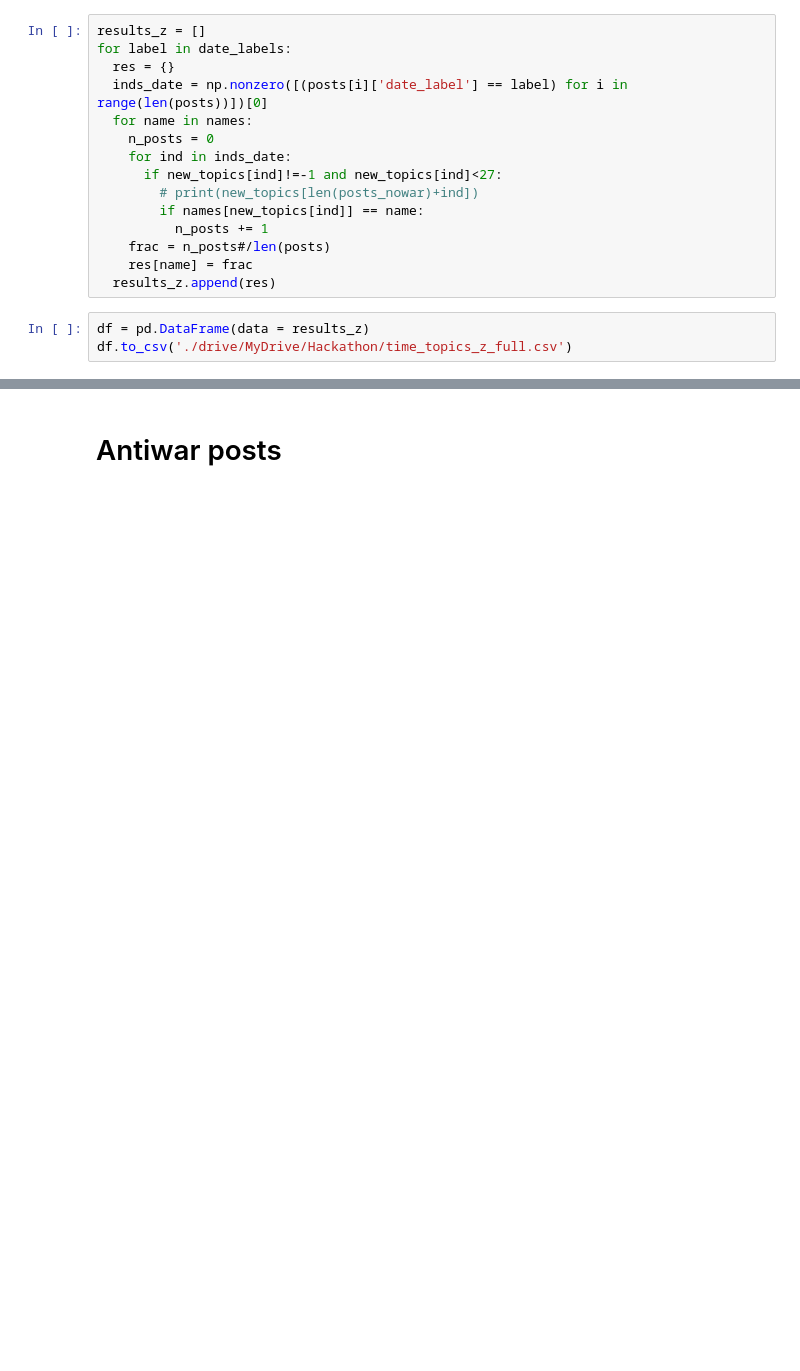
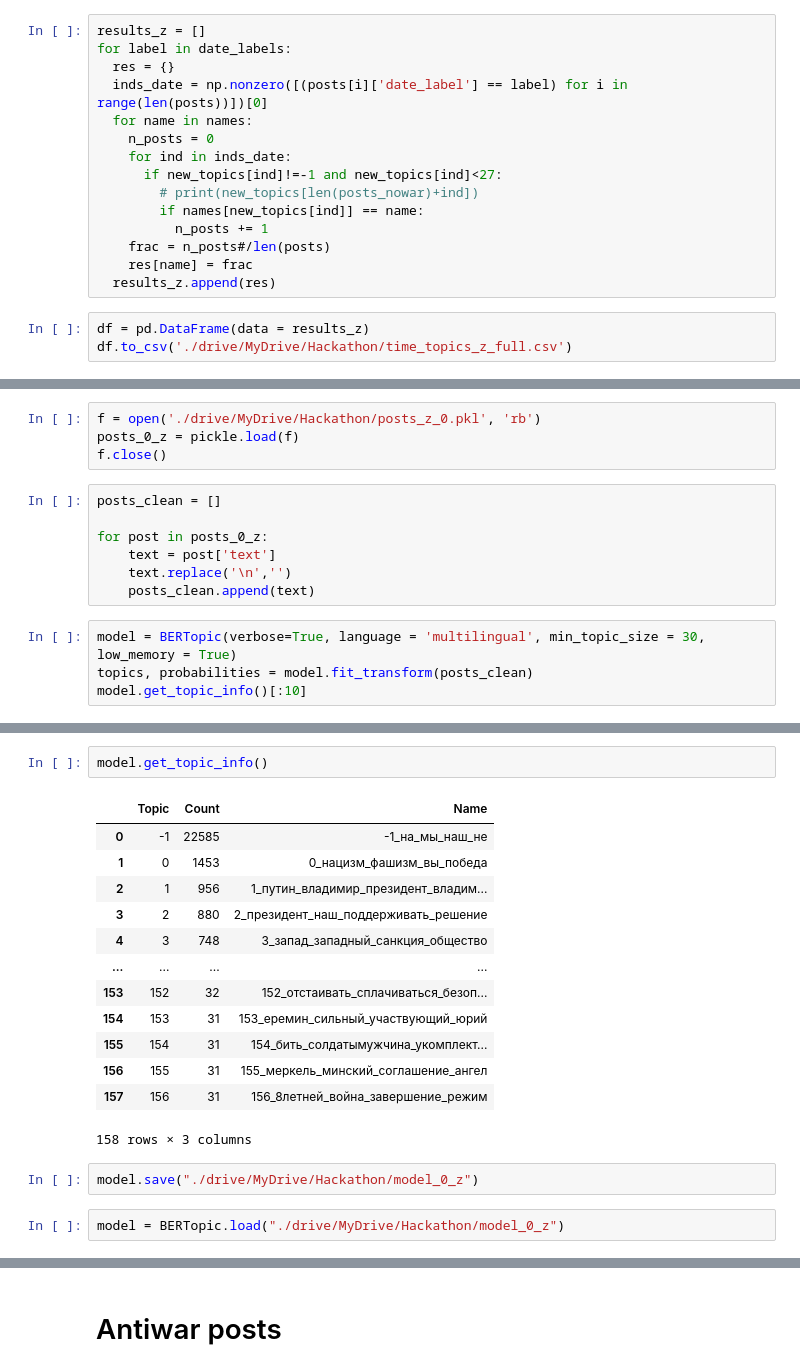
Before and after one commit to AlesyaSokol/VK_and_war, a Jupyter notebook: Topic_modelling_colab.ipynb, the cells around one changed output, grey strips where cells are left out. Saved outputs shown, nothing was run; the diff lists cells and outputs as text; blank space fills up the shorter version.

```diff
--- a/Topic_modelling_colab.ipynb
+++ b/Topic_modelling_colab.ipynb
@@ -808,0 +840,15 @@ df.to_csv('./drive/MyDrive/Hackathon/time_topics_z_full.csv')
+# %%
+f = open('./drive/MyDrive/Hackathon/posts_z_0.pkl', 'rb')
+posts_0_z = pickle.load(f)
+f.close()
+# %%
+posts_clean = []
+
+for post in posts_0_z:
+    text = post['text']
+    text.replace('\n','')
+    posts_clean.append(text)
+# %%
+model = BERTopic(verbose=True, language = 'multilingual', min_topic_size = 30, low_memory = True)
+topics, probabilities = model.fit_transform(posts_clean)
+model.get_topic_info()[:10]
@@ -808,0 +870,20 @@ df.to_csv('./drive/MyDrive/Hackathon/time_topics_z_full.csv')
+# %%
+model.get_topic_info()
+# %% [output]
+|  | Topic | Count | Name |
+| 0 | -1 | 22585 | -1_на_мы_наш_не |
+| 1 | 0 | 1453 | 0_нацизм_фашизм_вы_победа |
+| 2 | 1 | 956 | 1_путин_владимир_президент_владим... |
+| 3 | 2 | 880 | 2_президент_наш_поддерживать_решение |
+| 4 | 3 | 748 | 3_запад_западный_санкция_общество |
+| ... | ... | ... | ... |
+| 153 | 152 | 32 | 152_отстаивать_сплачиваться_безоп... |
+| 154 | 153 | 31 | 153_еремин_сильный_участвующий_юрий |
+| 155 | 154 | 31 | 154_бить_солдатымужчина_укомплект... |
+| 156 | 155 | 31 | 155_меркель_минский_соглашение_ангел |
+| 157 | 156 | 31 | 156_8летней_война_завершение_режим |
+158 rows × 3 columns
+# %%
+model.save("./drive/MyDrive/Hackathon/model_0_z")
+# %%
+model = BERTopic.load("./drive/MyDrive/Hackathon/model_0_z")
```
Also changed, not shown: parts of 54 cells of this notebook.
